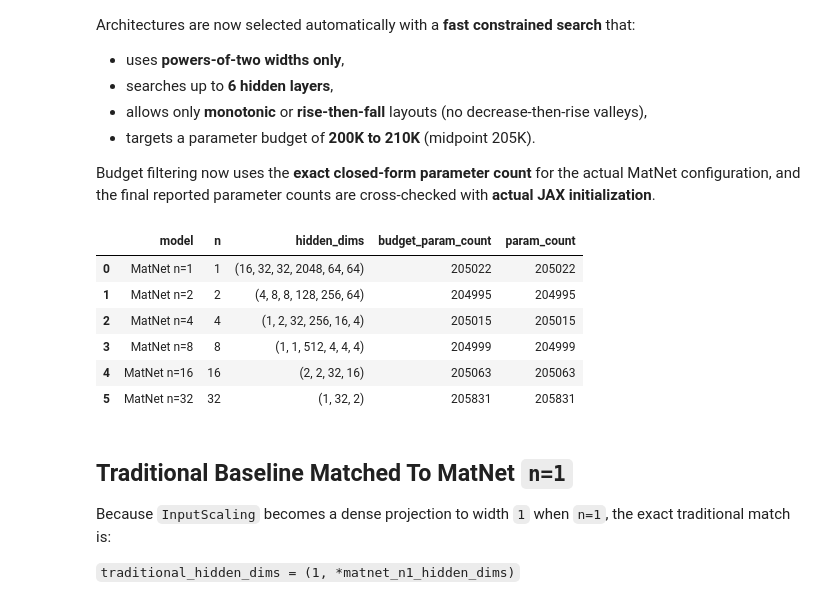
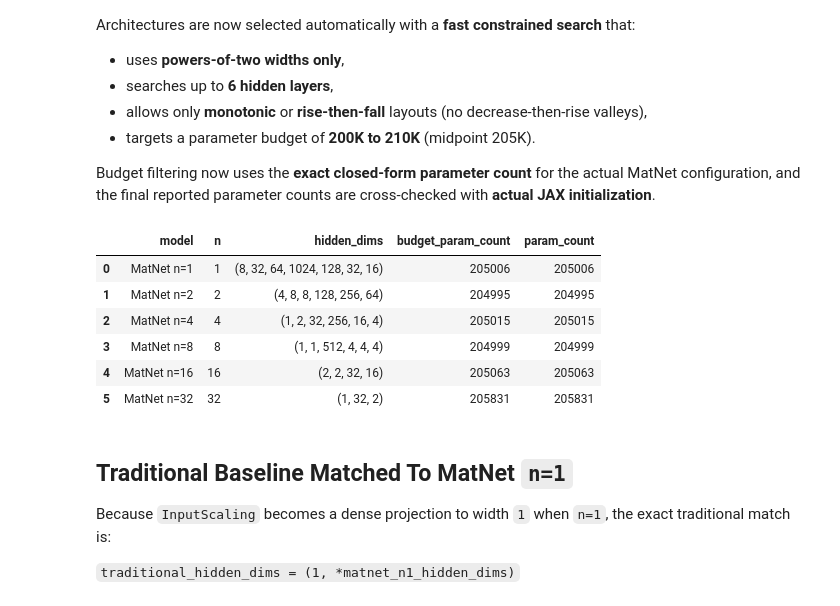
Before and after one commit to dsainvg/mat_nets, a Jupyter notebook: experiments/matnet_param_budget_comparison.ipynb, the cells around one changed output. Drawn from its saved outputs; the diff is of its cells as text; code cells hidden in the pictures.

```diff
--- a/experiments/matnet_param_budget_comparison.ipynb
+++ b/experiments/matnet_param_budget_comparison.ipynb
@@ -39,12 +56,12 @@ from matnet.models.builder import MatrixNetwork
 Covertype has **54 input features** and **7 forest cover classes**. To keep the notebook runnable, this version uses a stratified subsample while preserving the original hidden-layer architectures and only changing the output layer size.
 # %%
 COVERTYPE_SOURCE = 'https://archive.ics.uci.edu/ml/machine-learning-databases/covtype/covtype.data.gz'
-COVERTYPE_SAMPLE_SIZE = 500
+COVERTYPE_SAMPLE_SIZE = 48000
 
 dataset = load_covertype(
     COVERTYPE_SOURCE,
     sample_size=COVERTYPE_SAMPLE_SIZE,
-    test_size=0.2,
+    test_size=0.333333333333333333333,
 )
 
 X_train = dataset.X_train
@@ -101,8 +118,8 @@ TARGET_MIN = 200_000
 TARGET_MAX = 210_000
 TARGET_MID = 205_000
 N_VALUES = [1, 2, 4, 8, 16, 32]
-MAX_ARCH_DEPTH = 6
-
+MAX_ARCH_DEPTH = 8
+import pandas as pd
 # Powers-of-two width candidates only, widened per n so every model can reach the target band.
 POWER_WIDTHS = {
     1:  [8, 16, 32, 64, 128, 256, 512, 1024, 2048],
@@ -248,34 +265,34 @@ def search_matnet_architecture(n: int) -> tuple[tuple[int, ...], int]:
     return best[1], best[2]
 
 
 selected_architectures = {}
 for n in N_VALUES:
     hidden_dims, budget_param_count = search_matnet_architecture(n)
     true_param_count = count_matnet_params_init_jax(n, hidden_dims)
     assert budget_param_count == true_param_count
     selected_architectures[n] = {
         'hidden_dims': hidden_dims,
         'budget_param_count': budget_param_count,
         'param_count': true_param_count,
     }
 
 
 arch_df = pd.DataFrame(
     [
         {
             'model': f'MatNet n={n}',
             'n': n,
             'hidden_dims': selected_architectures[n]['hidden_dims'],
             'budget_param_count': selected_architectures[n]['budget_param_count'],
             'param_count': selected_architectures[n]['param_count'],
         }
         for n in N_VALUES
     ]
 )
 arch_df
 # %% [output]
 |  | model | n | hidden_dims | budget_param_count | param_count |
-| 0 | MatNet n=1 | 1 | (16, 32, 32, 2048, 64, 64) | 205022 | 205022 |
+| 0 | MatNet n=1 | 1 | (8, 32, 64, 1024, 128, 32, 16) | 205006 | 205006 |
 | 1 | MatNet n=2 | 2 | (4, 8, 8, 128, 256, 64) | 204995 | 204995 |
 | 2 | MatNet n=4 | 4 | (1, 2, 32, 256, 16, 4) | 205015 | 205015 |
 | 3 | MatNet n=8 | 8 | (1, 1, 512, 4, 4, 4) | 204999 | 204999 |
```
Also changed, not shown: parts of 7 cells of this notebook.
